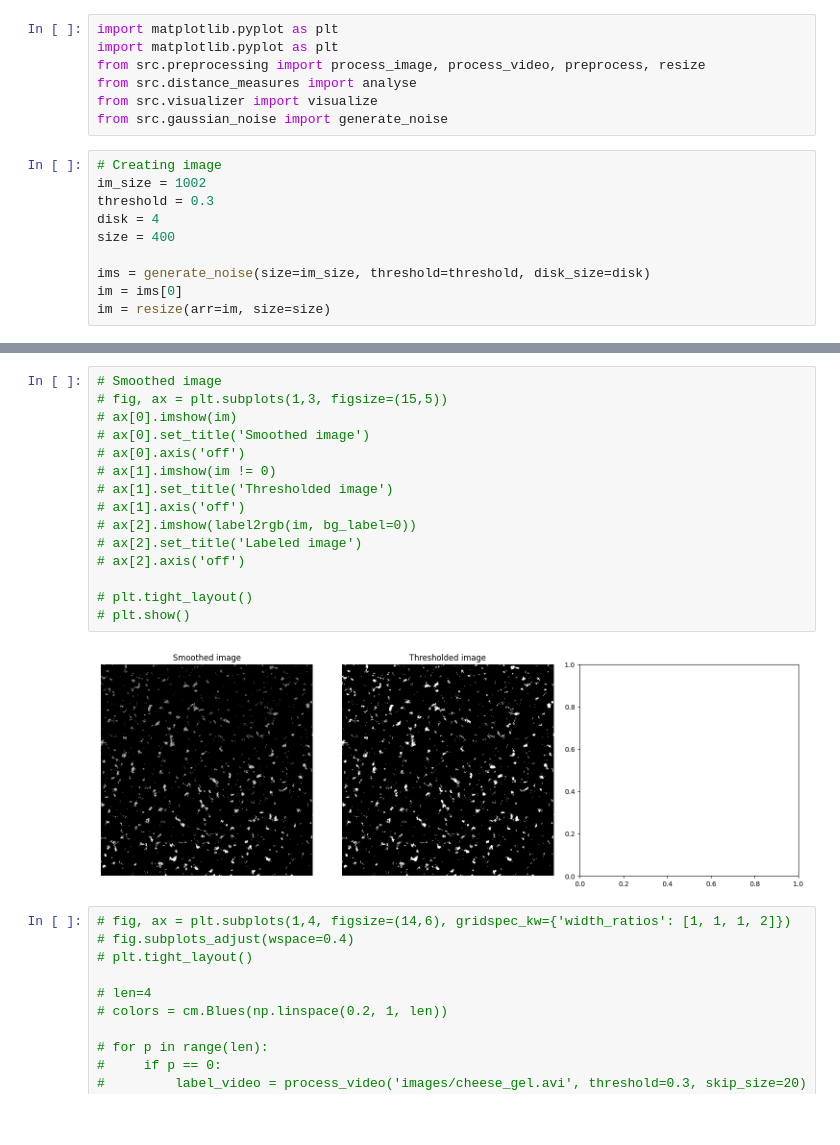
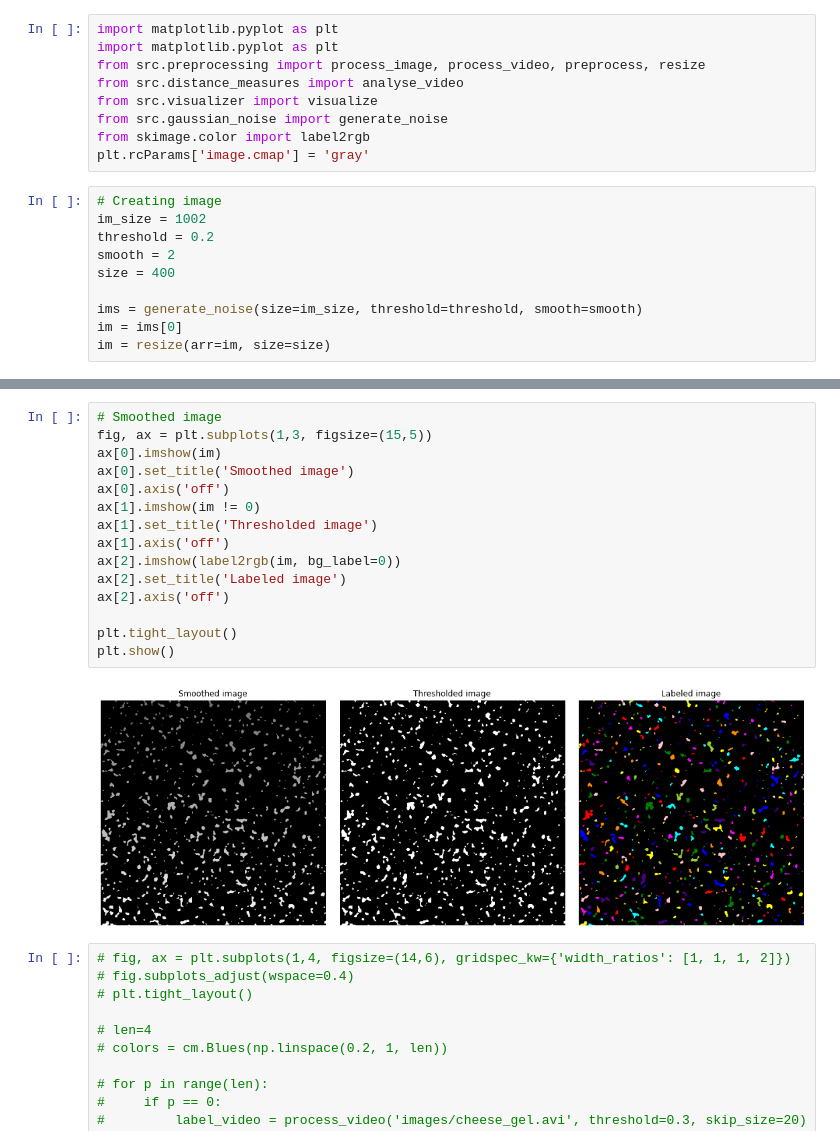
Before and after one commit to cappertherapper/Bachelorprojekt, a Jupyter notebook: gaussianNoise.ipynb, the cells around one changed output, grey strips where cells are left out. Saved outputs shown, nothing was run; the diff lists cells and outputs as text; blank space fills up the shorter version.

```diff
--- a/gaussianNoise.ipynb
+++ b/gaussianNoise.ipynb
@@ -2,17 +2,19 @@
 import matplotlib.pyplot as plt
 import matplotlib.pyplot as plt
 from src.preprocessing import process_image, process_video, preprocess, resize
-from src.distance_measures import analyse
+from src.distance_measures import analyse_video
 from src.visualizer import visualize
 from src.gaussian_noise import generate_noise
+from skimage.color import label2rgb
+plt.rcParams['image.cmap'] = 'gray'
 # %%
 # Creating image
 im_size = 1002
-threshold = 0.3
-disk = 4
+threshold = 0.2
+smooth = 2
 size = 400
 
-ims = generate_noise(size=im_size, threshold=threshold, disk_size=disk)
+ims = generate_noise(size=im_size, threshold=threshold, smooth=smooth)
 im = ims[0]
 im = resize(arr=im, size=size)
 # %%
@@ -25,20 +27,20 @@ plt.show()
 # %%
 # Smoothed image
-# fig, ax = plt.subplots(1,3, figsize=(15,5))
-# ax[0].imshow(im)
-# ax[0].set_title('Smoothed image')
-# ax[0].axis('off')
-# ax[1].imshow(im != 0)
-# ax[1].set_title('Thresholded image')
-# ax[1].axis('off')
-# ax[2].imshow(label2rgb(im, bg_label=0))
-# ax[2].set_title('Labeled image')
-# ax[2].axis('off')
+fig, ax = plt.subplots(1,3, figsize=(15,5))
+ax[0].imshow(im)
+ax[0].set_title('Smoothed image')
+ax[0].axis('off')
+ax[1].imshow(im != 0)
+ax[1].set_title('Thresholded image')
+ax[1].axis('off')
+ax[2].imshow(label2rgb(im, bg_label=0))
+ax[2].set_title('Labeled image')
+ax[2].axis('off')
 
-# plt.tight_layout()
-# plt.show()
+plt.tight_layout()
+plt.show()
 # %% [output]
-[figure, old version]
+[figure, new version]
 # %%
 # fig, ax = plt.subplots(1,4, figsize=(14,6), gridspec_kw={'width_ratios': [1, 1, 1, 2]})
 # fig.subplots_adjust(wspace=0.4)
```
Also changed, not shown: parts of 1 cell of this notebook, 4 other files.
